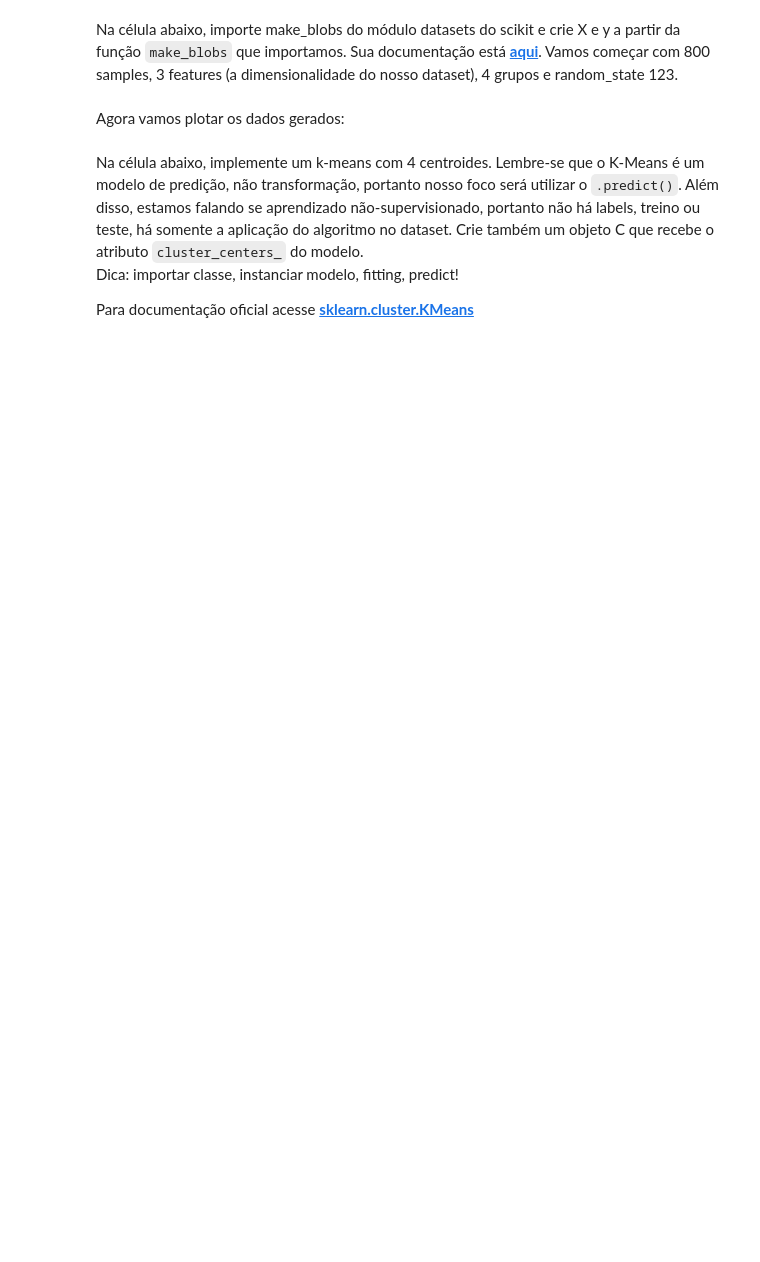
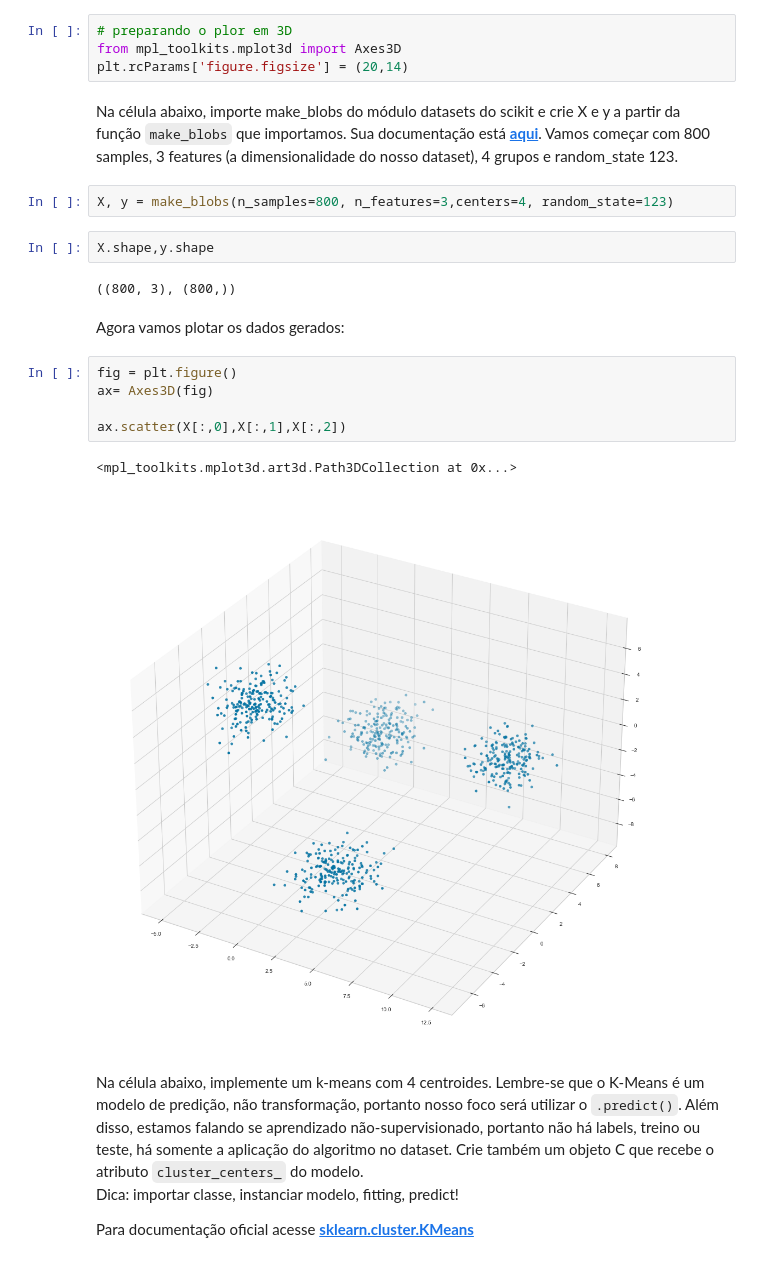
Before and after one commit to brondevitor/Python_Jorney, a Jupyter notebook: Cluster/Clusterização I.ipynb, the cells around one changed output. Drawn from its saved outputs; the diff is of its cells as text; blank space fills up the shorter version.

```diff
--- a/Cluster/Clusterização I.ipynb
+++ b/Cluster/Clusterização I.ipynb
@@ -192,7 +167,25 @@ Para aprofundar [clique aqui](https://en.wikipedia.org/wiki/Silhouette_(clusteri
+# %%
+# preparando o plor em 3D
+from mpl_toolkits.mplot3d import Axes3D
+plt.rcParams['figure.figsize'] = (20,14)
 # %% [markdown]
 Na célula abaixo, importe make_blobs do módulo datasets do scikit e crie X e y a partir da função `make_blobs` que importamos. Sua documentação está __[aqui](https://scikit-learn.org/stable/modules/generated/sklearn.datasets.make_blobs.html)__. Vamos começar com 800 samples, 3 features (a dimensionalidade do nosso dataset), 4 grupos e random_state 123.
+# %%
+X, y = make_blobs(n_samples=800, n_features=3,centers=4, random_state=123)
+# %%
+X.shape,y.shape
+# %% [output]
+((800, 3), (800,))
 # %% [markdown]
 Agora vamos plotar os dados gerados:
+# %%
+fig = plt.figure()
+ax= Axes3D(fig)
+
+ax.scatter(X[:,0],X[:,1],X[:,2])
+# %% [output]
+<mpl_toolkits.mplot3d.art3d.Path3DCollection at 0x...>
+[figure, added]
 # %% [markdown]
 Na célula abaixo, implemente um k-means com 4 centroides. Lembre-se que o K-Means é um modelo de predição, não transformação, portanto nosso foco será utilizar o `.predict()`. Além disso, estamos falando se aprendizado não-supervisionado, portanto não há labels, treino ou teste, há somente a aplicação do algoritmo no dataset. Crie também um objeto C que recebe o atributo `cluster_centers_` do modelo. <br>
 Dica: importar classe, instanciar modelo, fitting, predict!
```
Also changed, not shown: parts of 11 cells of this notebook.
